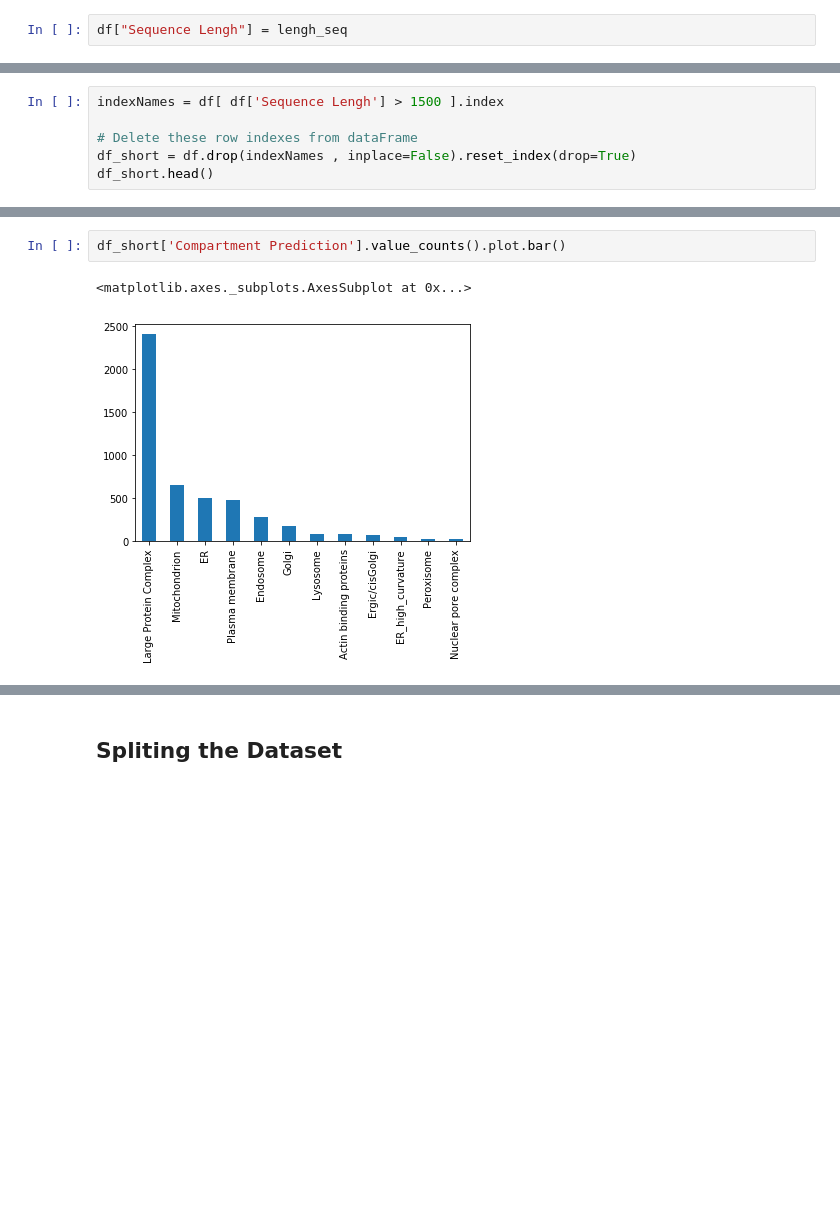
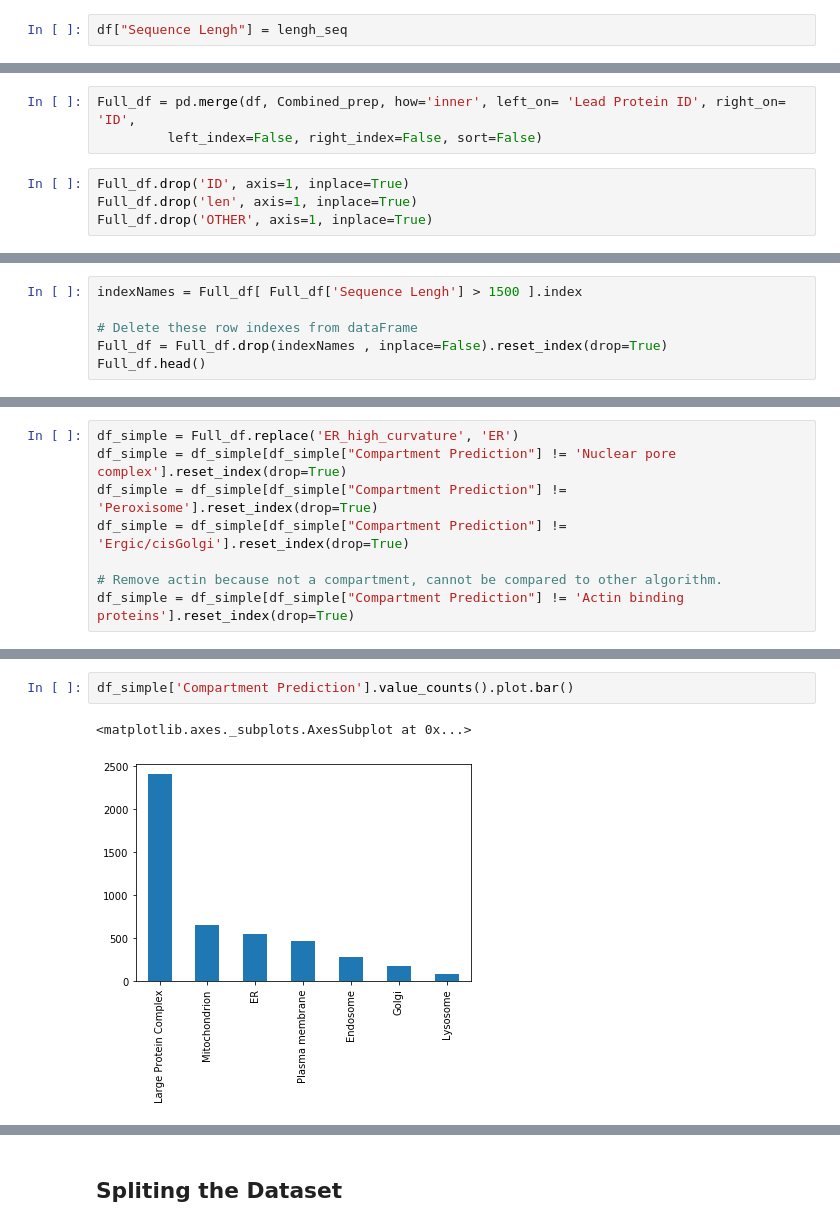
Before and after one commit to JulieRojas/Protein_Localisation_ML, a Jupyter notebook: Compartment_prediction/7Compartments_added_features/Analysis_data.ipynb, the cells around one changed output, grey strips where cells are left out. Cells and saved outputs as stored; diff of their text form; blank space fills up the shorter version.

```diff
--- a/Compartment_prediction/7Compartments_added_features/Analysis_data.ipynb
+++ b/Compartment_prediction/7Compartments_added_features/Analysis_data.ipynb
@@ -155,0 +193,7 @@ df.head()
+# %%
+Full_df = pd.merge(df, Combined_prep, how='inner', left_on= 'Lead Protein ID', right_on= 'ID',
+         left_index=False, right_index=False, sort=False)
+# %%
+Full_df.drop('ID', axis=1, inplace=True)
+Full_df.drop('len', axis=1, inplace=True)
+Full_df.drop('OTHER', axis=1, inplace=True)
@@ -162,7 +215,7 @@ ax.set_xscale('log')
 # %%
-indexNames = df[ df['Sequence Lengh'] > 1500 ].index
+indexNames = Full_df[ Full_df['Sequence Lengh'] > 1500 ].index
 
 # Delete these row indexes from dataFrame
-df_short = df.drop(indexNames , inplace=False).reset_index(drop=True)
-df_short.head()
+Full_df = Full_df.drop(indexNames , inplace=False).reset_index(drop=True)
+Full_df.head()
 # %% [output]
@@ -214,0 +251,8 @@ Name: Compartment Prediction, dtype: float64
+# %%
+df_simple = Full_df.replace('ER_high_curvature', 'ER')
+df_simple = df_simple[df_simple["Compartment Prediction"] != 'Nuclear pore complex'].reset_index(drop=True)
+df_simple = df_simple[df_simple["Compartment Prediction"] != 'Peroxisome'].reset_index(drop=True)
+df_simple = df_simple[df_simple["Compartment Prediction"] != 'Ergic/cisGolgi'].reset_index(drop=True)
+
+# Remove actin because not a compartment, cannot be compared to other algorithm.
+df_simple = df_simple[df_simple["Compartment Prediction"] != 'Actin binding proteins'].reset_index(drop=True)
@@ -215,6 +270,6 @@ Name: Compartment Prediction, dtype: float64
 # %%
-df_short['Compartment Prediction'].value_counts().plot.bar()
+df_simple['Compartment Prediction'].value_counts().plot.bar()
 # %% [output]
 <matplotlib.axes._subplots.AxesSubplot at 0x...>
-[figure, old version]
+[figure, new version]
 # %%
```
Also changed, not shown: parts of 35 cells of this notebook, 3 other files.
